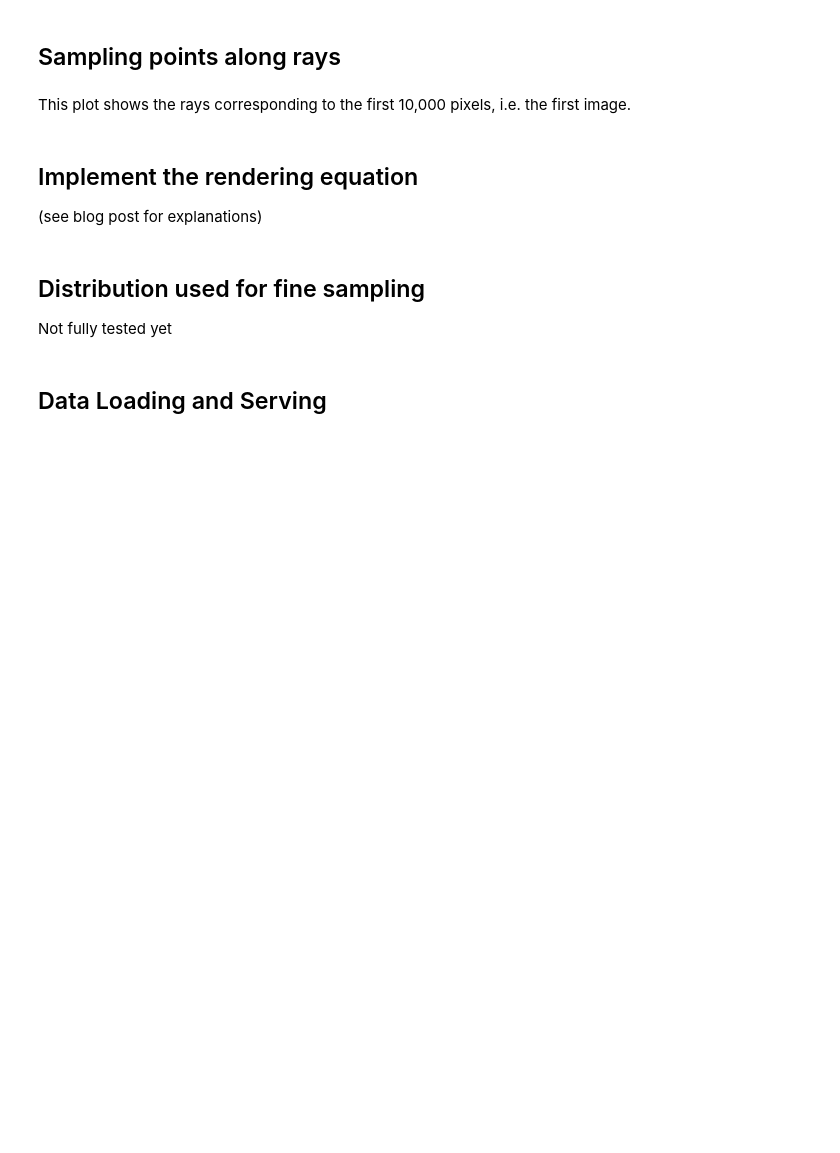
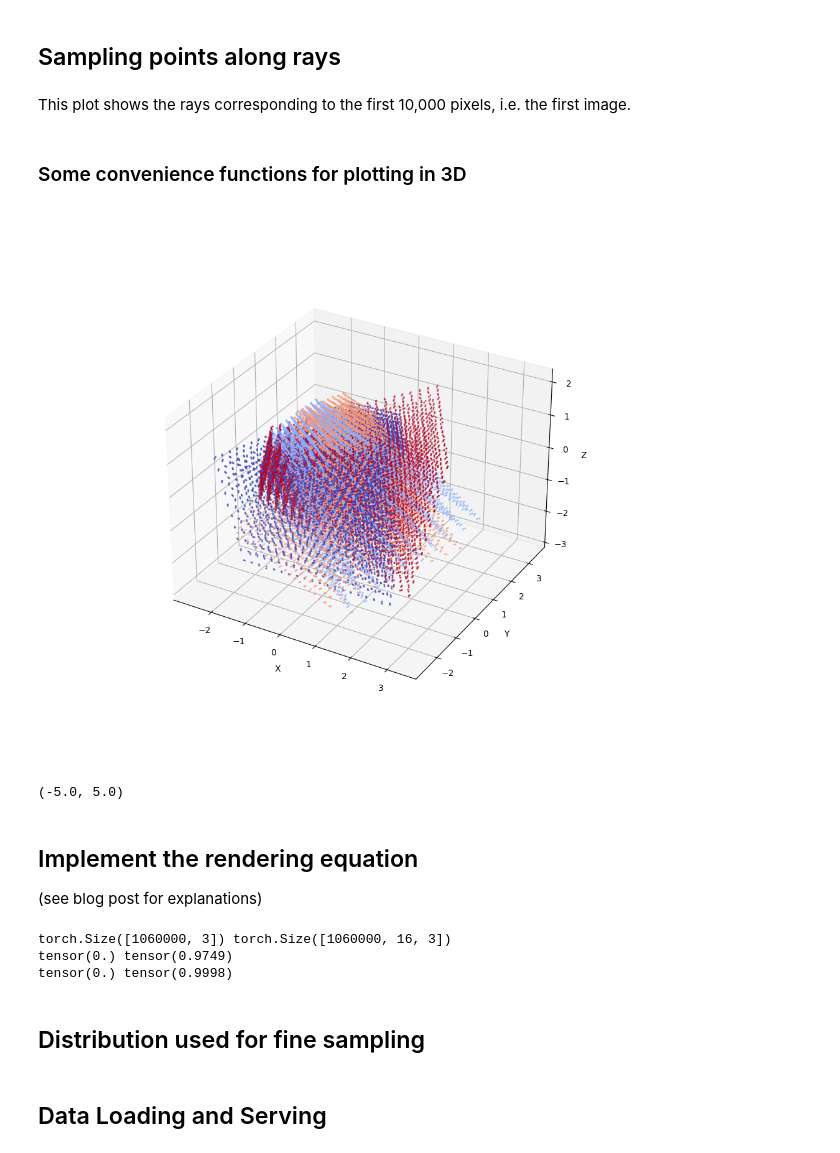
Before and after one commit to LucFrachon/nerf, a Jupyter notebook: NeRF.ipynb, the cells around one changed output. Drawn from its saved outputs; the diff is of its cells as text; code cells hidden in the pictures; blank space fills up the shorter version.

```diff
--- a/NeRF.ipynb
+++ b/NeRF.ipynb
@@ -231,11 +207,12 @@ def get_samples_from_rays(
         noise = torch.zeros((origins.shape[0], n_coarse, 1), dtype=origins.dtype).to(origins.device)
 
     coarse_distances = bin_centres_c[None, :, None] + noise
-    # Ensure we remain within the bounds. .clamp is not implemented for float16 so we do it manually :-)
-    coarse_distances = torch.min(
-        torch.max(coarse_distances, torch.zeros_like(coarse_distances).fill_(near_bound)),
-        torch.zeros_like(coarse_distances).fill_(far_bound)
-    )
+
+    # # Ensure we remain within the bounds. .clamp is not implemented for float16 so we do it manually :-)
+    # coarse_distances = torch.min(
+    #     torch.max(coarse_distances, torch.zeros_like(coarse_distances).fill_(near_bound)),
+    #     torch.zeros_like(coarse_distances).fill_(far_bound)
+    # )
 
     if fine_sample_multiplicator is not None:
         n_fine = int(n_coarse * fine_sample_multiplicator)
@@ -258,12 +235,13 @@ def get_samples_from_rays(
         n_samples = n_coarse
         sample_distances = coarse_distances
 
-    samples_distances = torch.sort(sample_distances, dim=1)
+    # samples_distances = torch.sort(sample_distances, dim=1)
     sample_coords = origins + directions * sample_distances
     # Add coordinates of the unit vector for corresponding ray:
     directions = directions.expand(-1, n_samples, -1)
-    sample_coords = torch.concat([sample_coords, directions], dim=-1)
 
-    return sample_coords, sample_distances
+    return sample_coords, directions, sample_distances
 # %% [markdown]
 This plot shows the rays corresponding to the first 10,000 pixels, i.e. the first image.
+# %% [markdown]
+### Some convenience functions for plotting in 3D
@@ -270,24 +304,37 @@ This plot shows the rays corresponding to the first 10,000 pixels, i.e. the firs
 # %%
-# %matplotlib widget
-# origins, directions = get_rays_from_image(100, 100, data['focal'].item(), data['poses'])
-# coords_all, dist_all = get_samples_from_rays(
-#     origins, directions, DATA_CONFIG['near_bound'], DATA_CONFIG['far_bound'], 32, fine_sample_multiplicator=2
-# )
-# coord_all = coords_all.cpu()
-# coords_np = to_numpy_unflatten(coords_all[0:10000], 100, 100)
-# coords_np = bin_dims(coords_np, 1, 1, 1)
-# coords_np.shape
+%matplotlib widget
+n_samples = 20
+origins, directions = get_rays_from_image(100, 100, data['focal'].item(), data['poses'])
+coords_all, dirs_all, dist_all = get_samples_from_rays(
+    origins, directions, DATA_CONFIG['near_bound'], DATA_CONFIG['far_bound'], n_samples, noisy=True, fine_sample_multiplicator=None
+)
+coords_all = coords_all.cpu()
+coords_all = torch.concat([coords_all, dirs_all], dim=-1)
+coords_np = to_numpy_unflatten(coords_all[np.r_[0:10000, 30000:40000, 70000:80000, 100000:110000]], 200, 200)  # 4 images
+coords_np = bin_dims(coords_np, 5, 5, 1)  # bin to speed up visualisation
+colours = [0] * 400 * n_samples + [1] * 400 * n_samples + [3] * 400 * n_samples + [4] * 400 * n_samples
+
 # quiver3d(
 #     coords_np,
 #     fig_kwargs={'figsize': (10, 9)},
 #     arrow_kwargs={
-#         'length': 0.15,
-#         'normalize': True,
-#         'arrow_length_ratio': 0.1
+#         'length': 0.7,
+#         'normalize': False,
+#         'arrow_length_ratio': 0.05,
+#         'alpha': 1,
+#         'linewidth': 0.5,
 #     }
 # )
-# plt.xlim(-5, 5)
-# plt.ylim(-5, 5);
+
+scatter_points_3d(
+    coords_np,
+    fig_kwargs={'figsize': (10, 9)},
+    scatter_kwargs={'c': colours, 'cmap': 'coolwarm', 's': 1.5})
+plt.xlim(-5, 5)
+plt.ylim(-5, 5)
+# %% [output]
+[figure, added]
+(-5.0, 5.0)
 # %% [markdown]
 ## Implement the rendering equation
 (see blog post for explanations)
@@ -326,6 +374,20 @@ def render_image_colours(sample_distances, densities, colours):
     rendered_colours = torch.sum(weights * colours, dim=-2)
 
     return rendered_colours, weights
+# %%
+# Test all these functions with dummy model outputs
+origins, directions = get_rays_from_image(100, 100, data['focal'], data['poses'])
+points_dirs, directions, distances = get_samples_from_rays(origins, directions, 2., 6., 16, True, None, None)
+densities = torch.relu(torch.randn((directions.shape[0], directions.shape[1], 1)))  # dummy
+colours = torch.sigmoid(torch.randn((directions.shape[0], directions.shape[1], 3)))  # dummy
+rgb, weights = render_image_colours(distances, directions, densities, colours, noise_std=0.)
+print(rgb.shape, weights.shape)
+print(rgb.amin(dim=(0,1)), rgb.amax(dim=(0,1)))
+print(weights.min(), weights.max())
+# %% [output]
+torch.Size([1060000, 3]) torch.Size([1060000, 16, 3])
+tensor(0.) tensor(0.9749)
+tensor(0.) tensor(0.9998)
 # %%
 def shift_dims(x, shift):
     """
@@ -339,7 +401,6 @@ def shift_dims(x, shift):
     return x.permute(*new_dims)
 # %% [markdown]
 ## Distribution used for fine sampling
-Not fully tested yet
 # %%
 class PiecewiseConstant(td.Distribution):
     def __init__(self, pdf, bin_centres, far_bound, validate_args=None):
```
Also changed, not shown: parts of 25 cells of this notebook.
